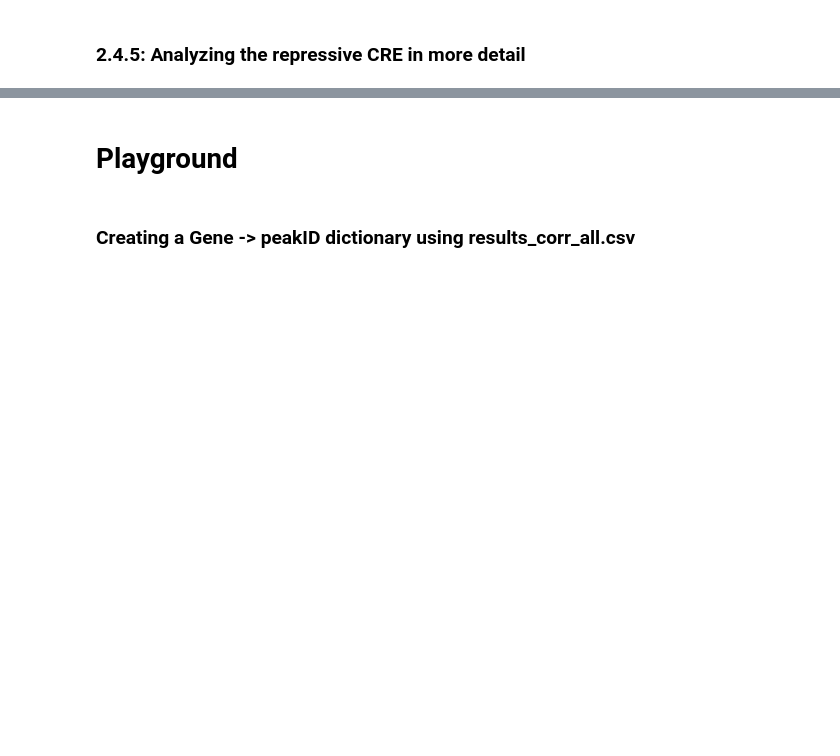
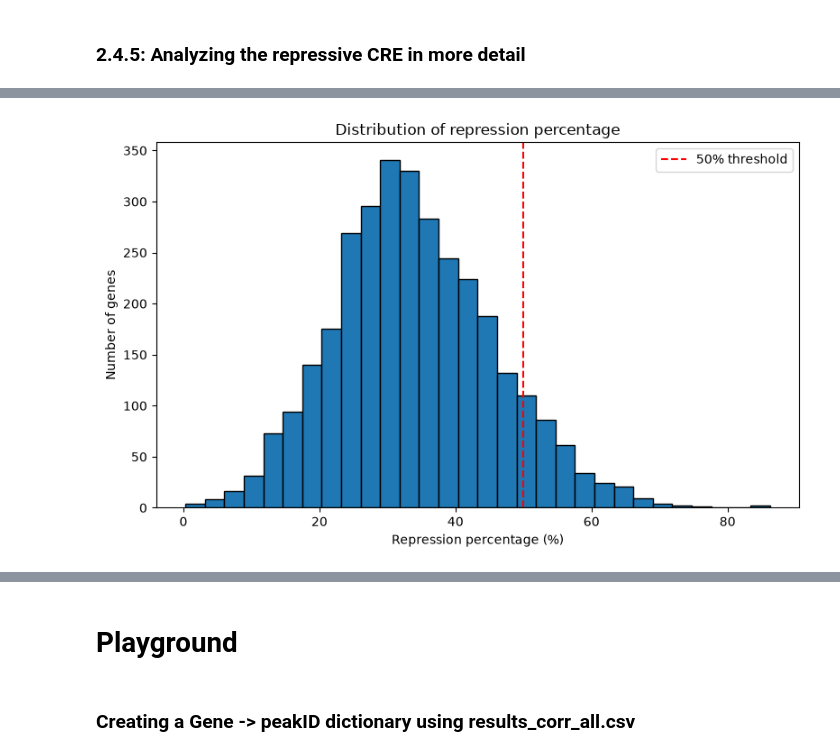
Before and after one commit to datascience-mobi-2026/topic04_team03, a Jupyter notebook: jupyter_peter_v1.2.ipynb, the cells around one changed output, grey strips where cells are left out. Cells and saved outputs as stored; diff of their text form; code cells hidden in the pictures; blank space fills up the shorter version.

```diff
--- a/jupyter_peter_v1.2.ipynb
+++ b/jupyter_peter_v1.2.ipynb
@@ -866,27 +598,21 @@ Actb_all: R²=0.633, CV=0.163
 #Coefficient Dataframe
 
 def coef_gen(gen_name):
-    r2, cv, ridge = r2_gen_TSS(gen_name, plot=False, plot_residues=False) #Falls Error: Anpassen welche Ridge Funktion benutzt wird!
+    r2, cv, ridge = r2_gen_TSS(gen_name)
 
     ATAC_seq_Gene = ATACseq_reg_TSS[ATACseq_reg_TSS["genes.within.100Kb"].fillna("").str.contains(rf"\b{gen_name}\b")]
     peak_ids = ATAC_seq_Gene["ImmGenATAC1219.peakID"].values
 
     coef_df = pd.DataFrame({"peakID": peak_ids, "coefficient": ridge.coef_})
 
-    #eine Spalte soll direkt Vorzeicehn interpretieren
+    #eine Spalte soll direkt Vorzeichen interpretieren
     coef_df["sign"] = coef_df["coefficient"].apply(lambda x: "+" if x > 0 else "-")
 
     # Effektstärke
     coef_df["abs_coefficient"] = coef_df["coefficient"].abs().round(1)
 
-    #inaktiv# Sortieren aktiv und repressvi
-    #coef_df["sign_order"] = coef_df["sign"].map({"repressing": 0,"activating": 1})
-
     # zuerst repressing/activating, dann nach Stärke
     coef_df = coef_df.sort_values(by=["abs_coefficient"], ascending=[False])
-
-    #inaktiv# Hilfsspalte wieder entfernen
-    ##coef_df = coef_df.drop(columns="sign_order")
 
     return coef_df, r2, cv, peak_ids
 
@@ -909,33 +635,19 @@ coef_Gzma
 68 rows × 4 columns
 # %%
 #comparing strongest 10 CREs of all three
-coef_Rorc, r2, cv = coef_gen("Rorc")
-coef_Gzma, r2, cv = coef_gen("Gzma")
-coef_Cd44, r2, cv = coef_gen("Cd44")
-coef_Cd46, r2, cv = coef_gen("Cd46")
-
+coef_Rorc, r2, cv, peak_ids = coef_gen("Rorc")
+coef_Gzma, r2, cv, peak_ids = coef_gen("Gzma")
 
 vergleich = pd.concat(
     [
         coef_Rorc[["peakID", "abs_coefficient", "sign"]].head(10),
         coef_Gzma[["peakID", "abs_coefficient", "sign"]].head(10),
-        coef_Eomes[["peakID", "abs_coefficient", "sign"]].head(10),
-        coef_IL17f[["peakID", "abs_coefficient", "sign"]].head(10),
     ],
     axis=1,
-    keys=["Rorc", "Gzma", "Eomes", "IL17f"]
-)
+    keys=["Rorc", "Gzma"])
 
 repression_percent = (coef_Rorc.loc[coef_Rorc["coefficient"] < 0,"abs_coefficient"].sum()
                                   /coef_Rorc["abs_coefficient"].sum()) * 100
 
-print(repression_percent)
-
-topk_has_repressor = (coef_Rorc.sort_values("abs_coefficient", ascending=False).head(10)["coefficient"] < 0).any()
-
-print(topk_has_repressor)
-
 vergleich
-
-coef_Cd46
 # %% [output]
@@ -1967,0 +820,15 @@ cre_summary, model_info, fig, ax = plot_cre_profiles(
+# %%
+plt.figure(figsize=(8,5))
+plt.hist(genes_by_rep_perc["rep_perc"], bins=30, edgecolor="black")
+
+plt.axvline(50, color="red", linestyle="--", label="50% threshold")
+
+plt.xlabel("Repression percentage (%)")
+plt.ylabel("Number of genes")
+plt.title("Distribution of repression percentage")
+plt.legend()
+
+plt.tight_layout()
+plt.show()
+# %% [output]
+[figure, added]
```
Also changed, not shown: parts of 52 cells of this notebook, 1 other file.
